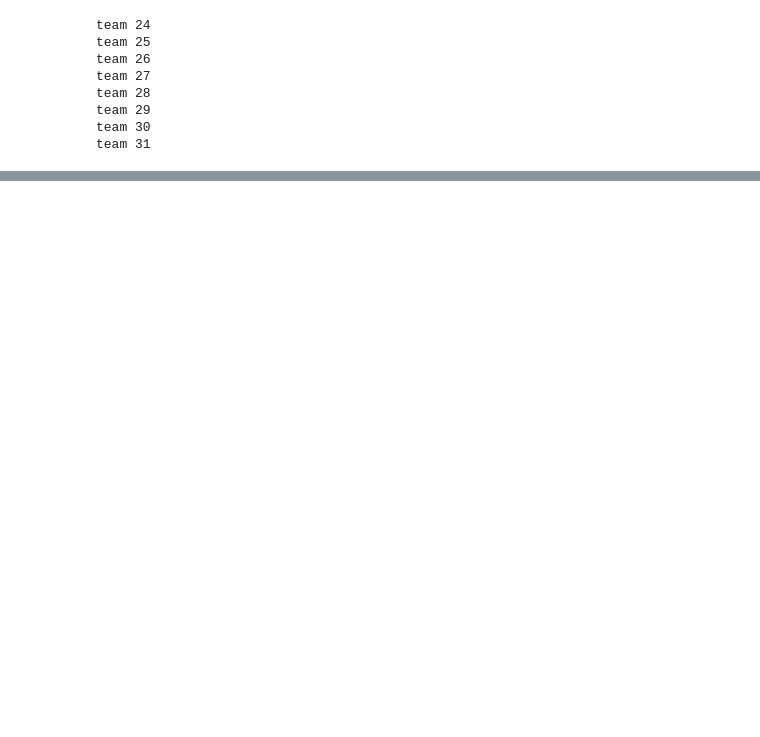
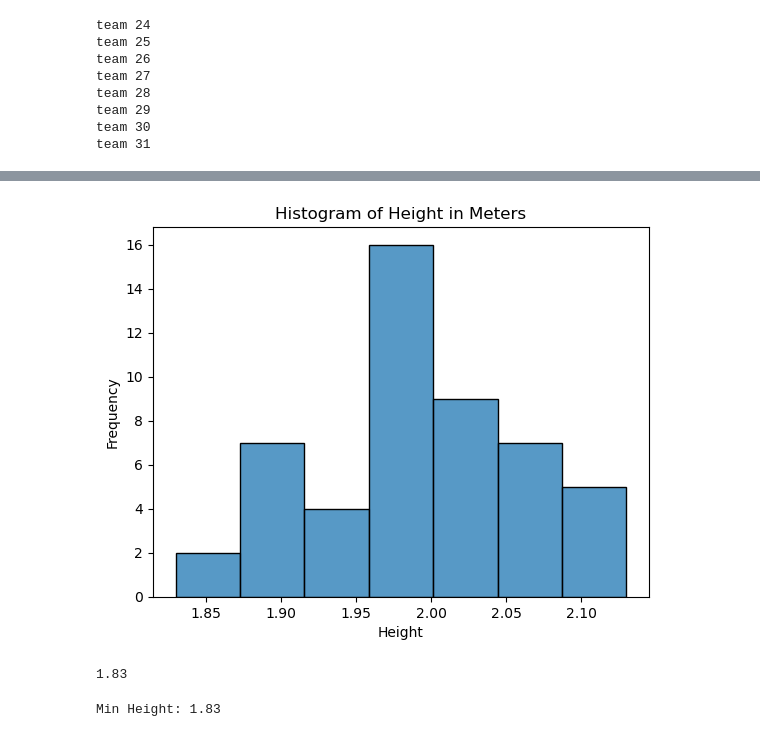
Before and after one commit to isaacaguilar97/you-in-nba, a Jupyter notebook: NBA_project.ipynb, the cells around one changed output, grey strips where cells are left out. Cells and saved outputs as stored; diff of their text form; code cells hidden in the pictures; blank space fills up the shorter version.

```diff
--- a/NBA_project.ipynb
+++ b/NBA_project.ipynb
@@ -295,14 +333,21 @@ plt.show()
 # %%
-# Heigth Histogram
-sns.histplot(players_df['height_m'])
+# Heigth Distribution
+sns.histplot(final_df['height_m'])
 
 # Optional: Customize plot labels and title
 plt.xlabel('Height')
 plt.ylabel('Frequency')
 plt.title('Histogram of Height in Meters')
 
 # Show the plot
 plt.show()
+# %% [output]
+[figure, added]
+1.83
+# %%
+print(f"Min Height: {final_df['height_m'].min()}")
+# %% [output]
+Min Height: 1.83
 # %%
 # Weight Histogram
 
```
Also changed, not shown: parts of 18 cells of this notebook, 2 other files.
